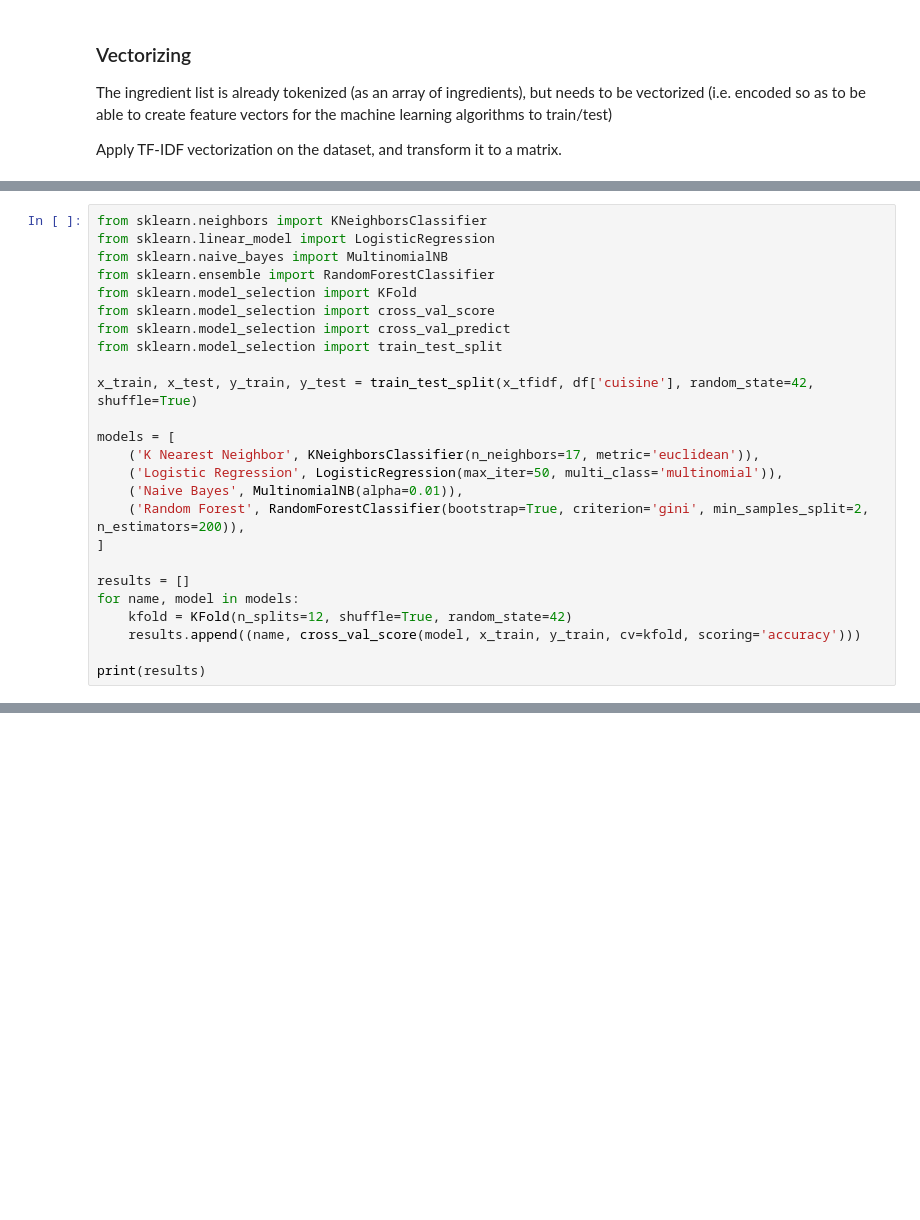
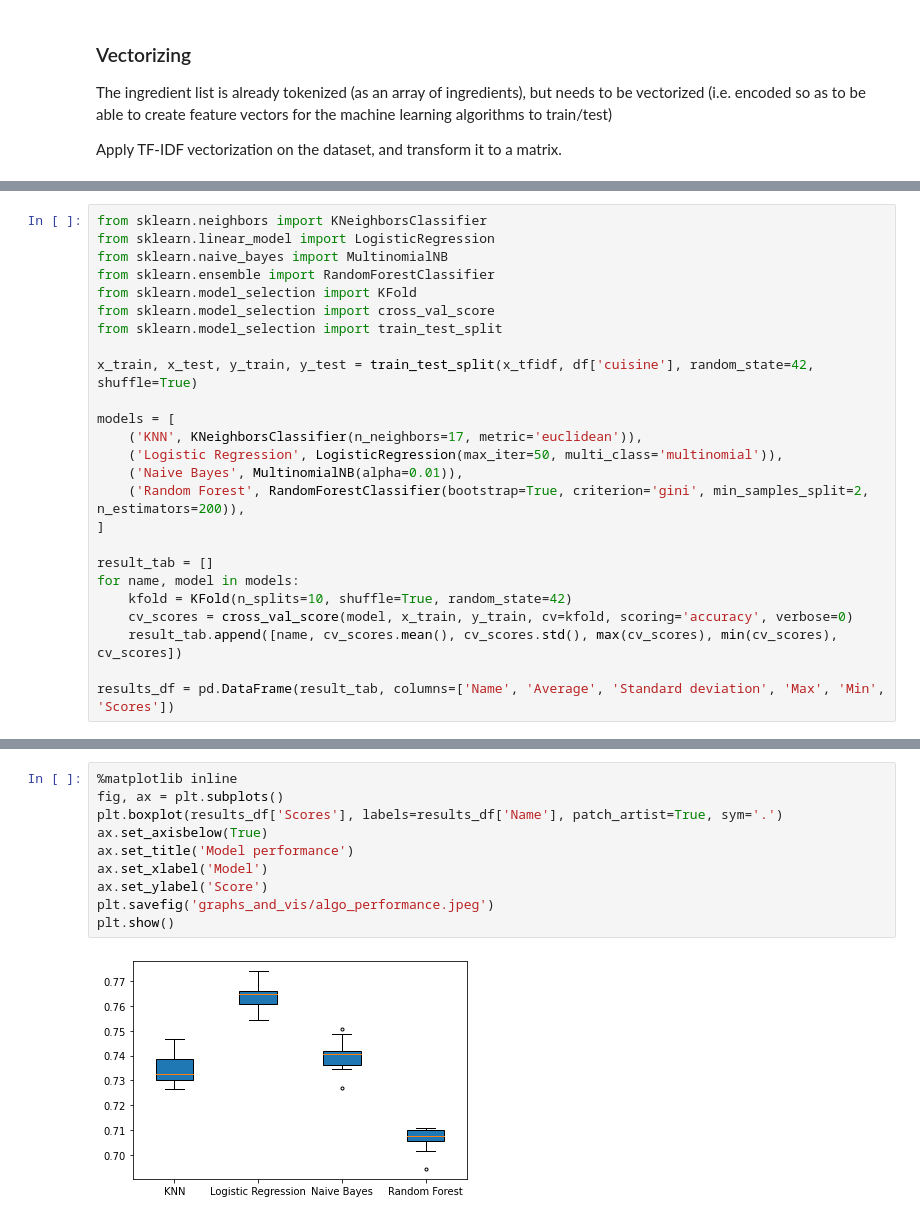
Before and after one commit to nutellaweera/Cuisine_Classification_ML, a Jupyter notebook: trainingAndTesting.ipynb, the cells around one changed output, grey strips where cells are left out. Drawn from its saved outputs; the diff is of its cells as text; blank space fills up the shorter version.

```diff
--- a/trainingAndTesting.ipynb
+++ b/trainingAndTesting.ipynb
@@ -57,21 +58,21 @@ from sklearn.naive_bayes import MultinomialNB
 from sklearn.ensemble import RandomForestClassifier
 from sklearn.model_selection import KFold
 from sklearn.model_selection import cross_val_score
-from sklearn.model_selection import cross_val_predict
 from sklearn.model_selection import train_test_split
 
 x_train, x_test, y_train, y_test = train_test_split(x_tfidf, df['cuisine'], random_state=42, shuffle=True)
 
 models = [
-    ('K Nearest Neighbor', KNeighborsClassifier(n_neighbors=17, metric='euclidean')),
+    ('KNN', KNeighborsClassifier(n_neighbors=17, metric='euclidean')),
     ('Logistic Regression', LogisticRegression(max_iter=50, multi_class='multinomial')),
     ('Naive Bayes', MultinomialNB(alpha=0.01)),
     ('Random Forest', RandomForestClassifier(bootstrap=True, criterion='gini', min_samples_split=2, n_estimators=200)),
 ]
 
-results = []
+result_tab = []
 for name, model in models:
-    kfold = KFold(n_splits=12, shuffle=True, random_state=42)
-    results.append((name, cross_val_score(model, x_train, y_train, cv=kfold, scoring='accuracy')))
+    kfold = KFold(n_splits=10, shuffle=True, random_state=42)
+    cv_scores = cross_val_score(model, x_train, y_train, cv=kfold, scoring='accuracy', verbose=0)
+    result_tab.append([name, cv_scores.mean(), cv_scores.std(), max(cv_scores), min(cv_scores), cv_scores])
 
-print(results)
+results_df = pd.DataFrame(result_tab, columns=['Name', 'Average', 'Standard deviation', 'Max', 'Min', 'Scores'])
@@ -77,0 +111,12 @@ print(results)
+# %%
+%matplotlib inline
+fig, ax = plt.subplots()
+plt.boxplot(results_df['Scores'], labels=results_df['Name'], patch_artist=True, sym='.')
+ax.set_axisbelow(True)
+ax.set_title('Model performance')
+ax.set_xlabel('Model')
+ax.set_ylabel('Score')
+plt.savefig('graphs_and_vis/algo_performance.jpeg')
+plt.show()
+# %% [output]
+[figure, added]
```
Also changed, not shown: parts of 5 cells of this notebook, 5 other files.
